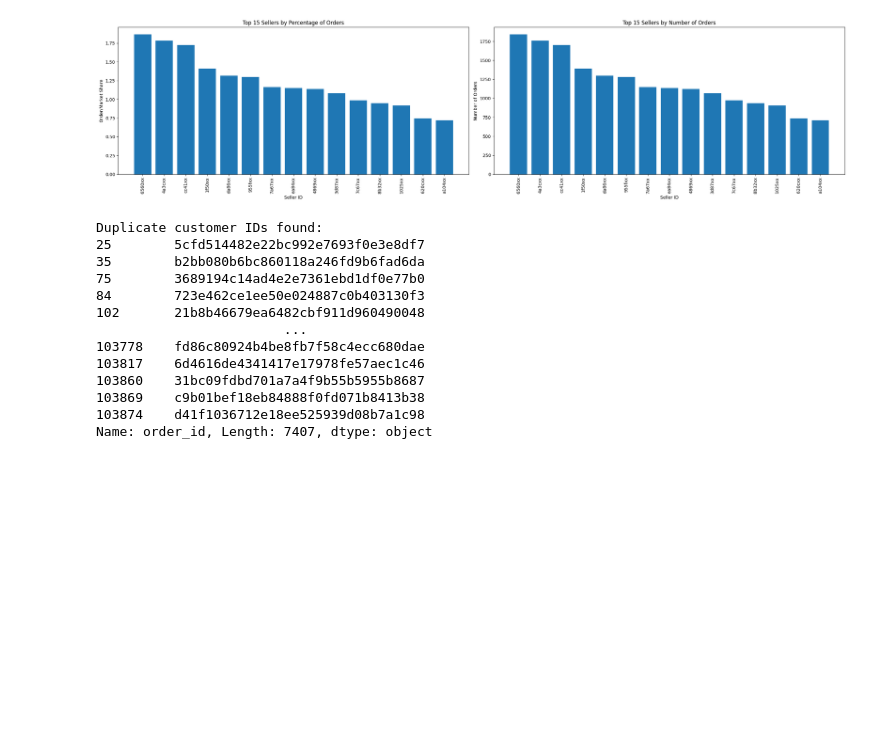
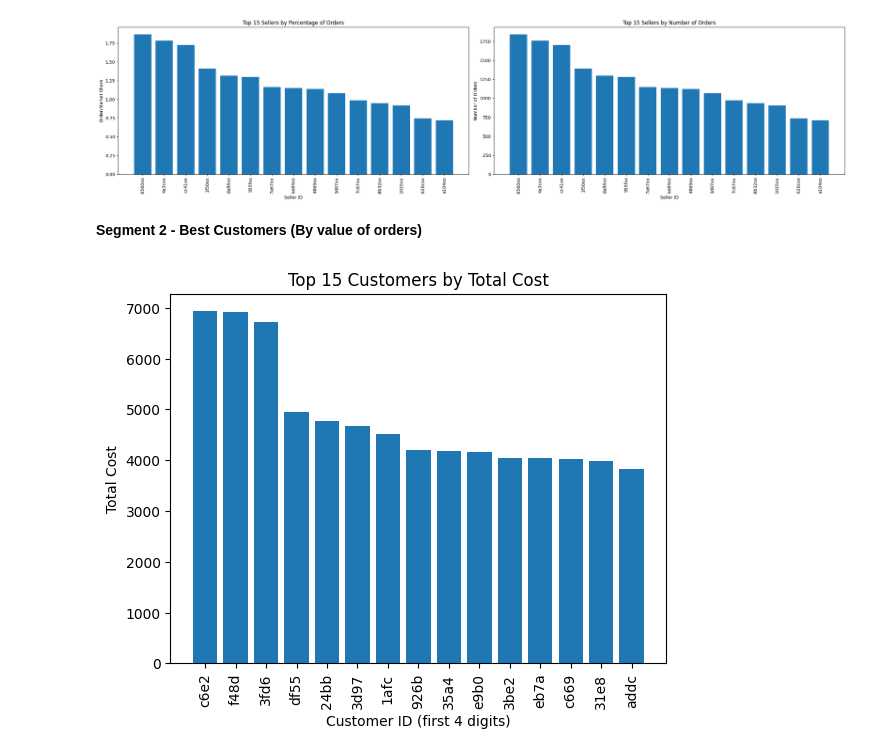
Before and after one commit to MDA1422/BIDM_Tasks, a Jupyter notebook: BIDM_Assignment.ipynb, the cells around one changed output. Cells and saved outputs as stored; diff of their text form; code cells hidden in the pictures; blank space fills up the shorter version.

```diff
--- a/BIDM_Assignment.ipynb
+++ b/BIDM_Assignment.ipynb
@@ -452,19 +452,36 @@ plt.tight_layout()
 plt.show()
 # %% [output]
 [figure]
-# %%
-orders_df = dataframes['olist_order_payments_dataset.csv']
-# %% [output]
-Duplicate customer IDs found:
-25        5cfd514482e22bc992e7693f0e3e8df7
-35        b2bb080b6bc860118a246fd9b6fad6da
-75        3689194c14ad4e2e7361ebd1df0e77b0
-84        723e462ce1ee50e024887c0b403130f3
-102       21b8b46679ea6482cbf911d960490048
-                        ...
-103778    fd86c80924b4be8fb7f58c4ecc680dae
-103817    6d4616de4341417e17978fe57aec1c46
-103860    31bc09fdbd701a7a4f9b55b5955b8687
-103869    c9b01bef18eb84888f0fd071b8413b38
-103874    d41f1036712e18ee525939d08b7a1c98
-Name: order_id, Length: 7407, dtype: object
+# %% [markdown]
+**Segment 2 - Best Customers (By value of orders)**
+# %%
+order_items = dataframes['olist_order_items_dataset.csv']
+orders = dataframes['olist_orders_dataset.csv']  # Needed for linking 'order_id' to 'customer_id'
+customers = dataframes['olist_customers_dataset.csv']
+
+# Ensure 'price' and 'freight_value' are numeric
+order_items['price'] = order_items['price'].astype(float)
+order_items['freight_value'] = order_items['freight_value'].astype(float)
+
+# Calculate total cost
+order_items['total_cost'] = order_items['price'] + order_items['freight_value']
+
+# Sort by 'total_cost' in descending order
+n_sorted = order_items.sort_values(by=['total_cost'], ascending=False)
+
+# Merge 'order_items' with 'orders' to get 'customer_id'
+merged_orders = pd.merge(n_sorted, orders[['order_id', 'customer_id']], on="order_id", how="left")
+
+# Merge with 'customers' dataset to add 'customer_id' details
+final_data = pd.merge(merged_orders, customers, on="customer_id", how="left")
+
+
+plt.bar(final_data['customer_id'].head(15), final_data['total_cost'].head(15))
+plt.xlabel('Customer ID (first 4 digits)')
+plt.ylabel('Total Cost of orders')
+plt.title('Top 15 Customers by Total Cost')
+plt.xticks(plt.xticks()[0], [str(tick)[:4] for tick in final_data['customer_id'].head(15)], rotation=90)
+
+plt.show()
+# %% [output]
+[figure, added]
```
Also changed, not shown: parts of 1 cell of this notebook.
